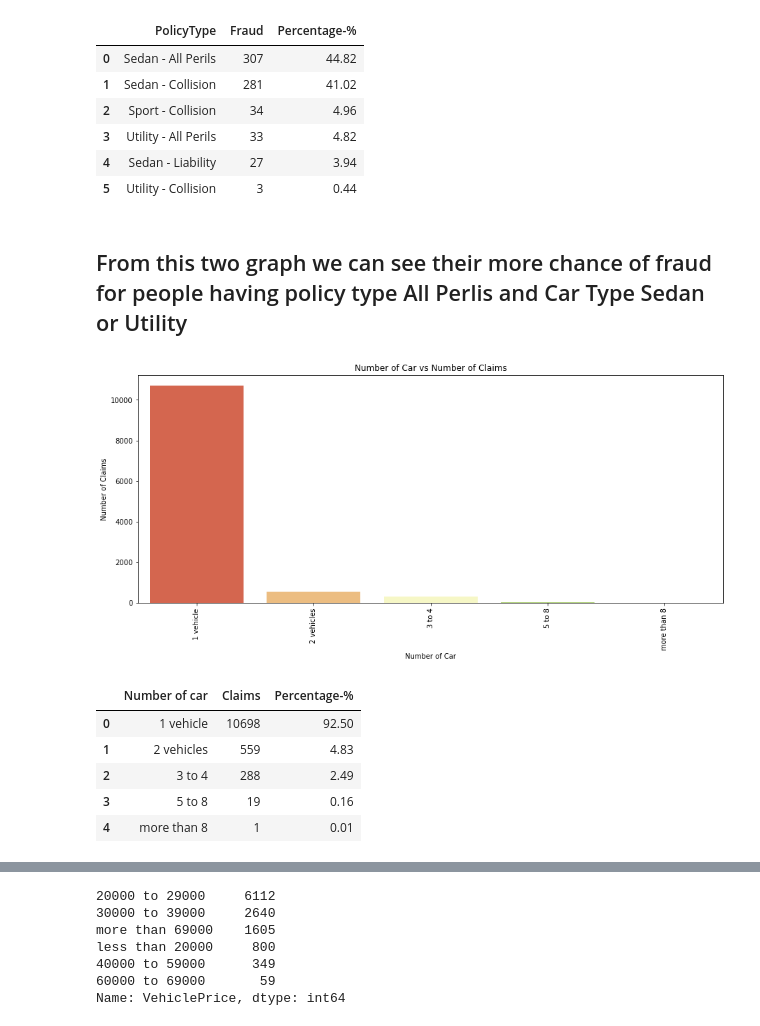
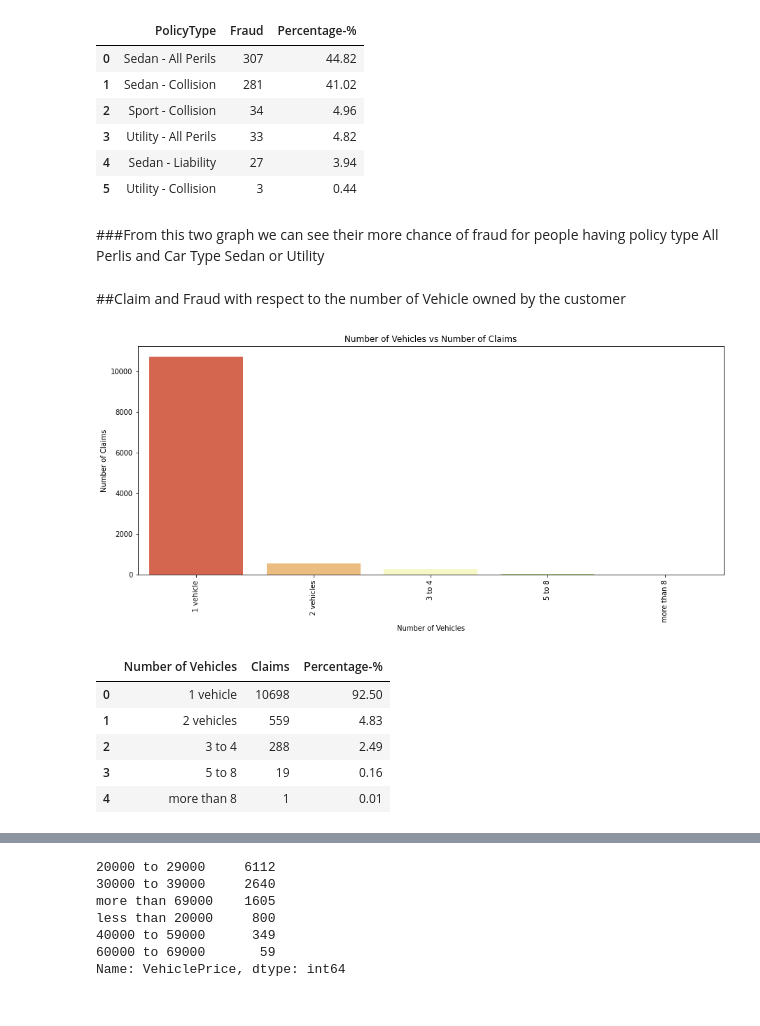
Before and after one commit to aniket414/car-insurance-fraud, a Jupyter notebook: Infographic_Visualization.ipynb, the cells around one changed output, grey strips where cells are left out. Drawn from its saved outputs; the diff is of its cells as text; code cells hidden in the pictures.

```diff
--- a/Infographic_Visualization.ipynb
+++ b/Infographic_Visualization.ipynb
@@ -328,39 +469,41 @@ pd.DataFrame(claim_array, columns=['PolicyType', 'Fraud', 'Percentage-%'])
 | 4 | Sedan - Liability | 27 | 3.94 |
 | 5 | Utility - Collision | 3 | 0.44 |
 # %% [markdown]
-## From this two graph we can see their more chance of fraud for people having policy type All Perlis and Car Type Sedan or Utility
+###From this two graph we can see their more chance of fraud for people having policy type All Perlis and Car Type Sedan or Utility
+# %% [markdown]
+##Claim and Fraud with respect to the number of Vehicle owned by the customer
 # %%
 plt.subplots(figsize=(15, 6))
 sns.countplot(x='NumberOfCars',
               data=customers,
               palette='RdYlGn',
               order=customers['NumberOfCars'].value_counts().index)
 
 plt.xticks(rotation=90)
 
 plt.ylabel('Number of Claims')
-plt.xlabel('Number of Car')
-plt.title('Number of Car vs Number of Claims')
+plt.xlabel('Number of Vehicles')
+plt.title('Number of Vehicles vs Number of Claims')
 
 plt.show()
 
 x = customers['NumberOfCars'].value_counts().index
 y = np.array(customers['NumberOfCars'].value_counts().values)
 perFraud = np.true_divide(y, y.sum())*100
 claim_array = []
 
 for i in range(len(perFraud)):
     small_claim = []
     small_claim.append(x[i])
     small_claim.append(y[i])
     small_claim.append(format(perFraud[i], '.2f'))
     #print(x[i], format(perFraud[i], '.2f'), '%')
     claim_array.append(small_claim)
 
-pd.DataFrame(claim_array, columns=['Number of car', 'Claims', 'Percentage-%'])
+pd.DataFrame(claim_array, columns=['Number of Vehicles', 'Claims', 'Percentage-%'])
 # %% [output]
-[figure, old version]
+[figure, new version]
-|  | Number of car | Claims | Percentage-% |
+|  | Number of Vehicles | Claims | Percentage-% |
 | 0 | 1 vehicle | 10698 | 92.50 |
 | 1 | 2 vehicles | 559 | 4.83 |
 | 2 | 3 to 4 | 288 | 2.49 |
```
Also changed, not shown: parts of 69 cells of this notebook.
